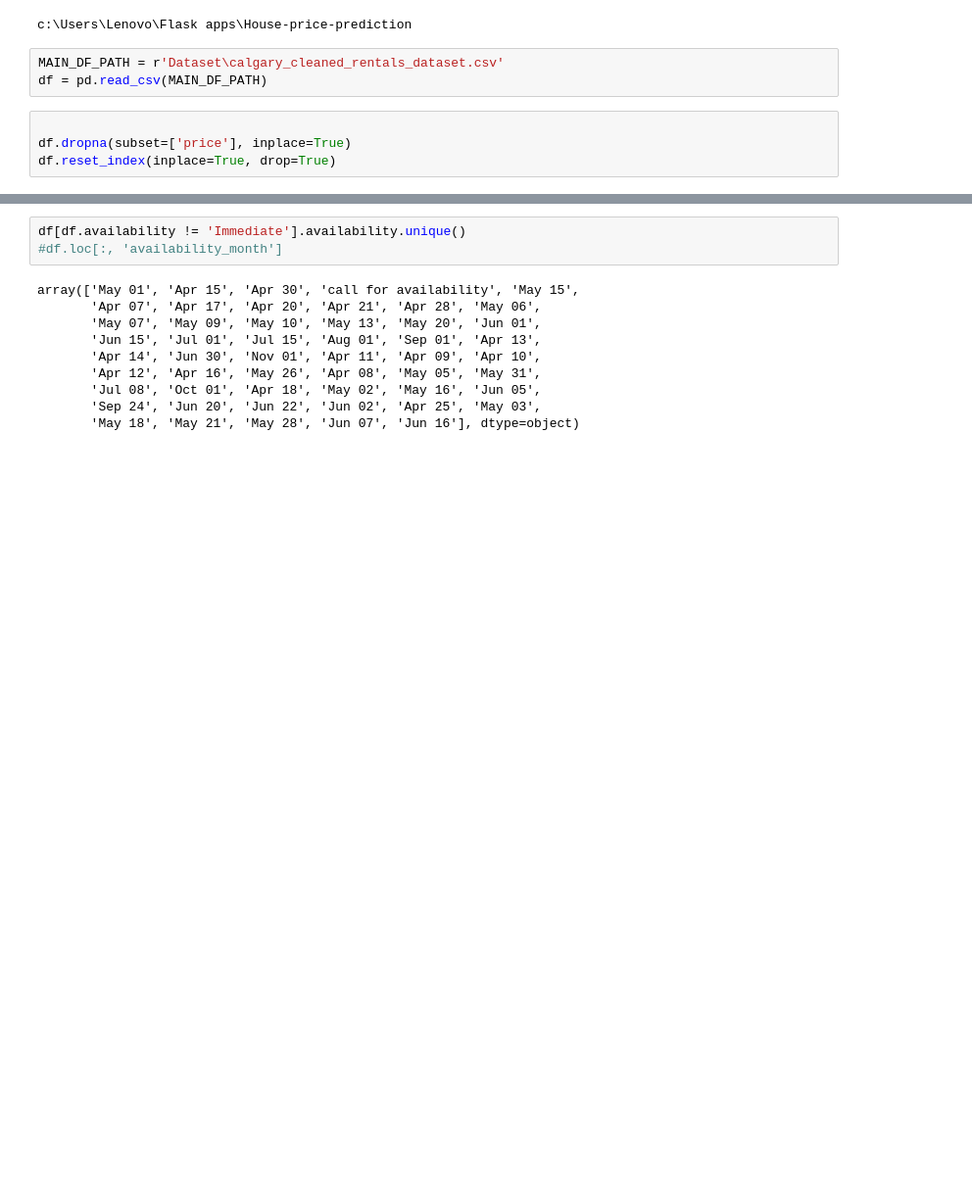
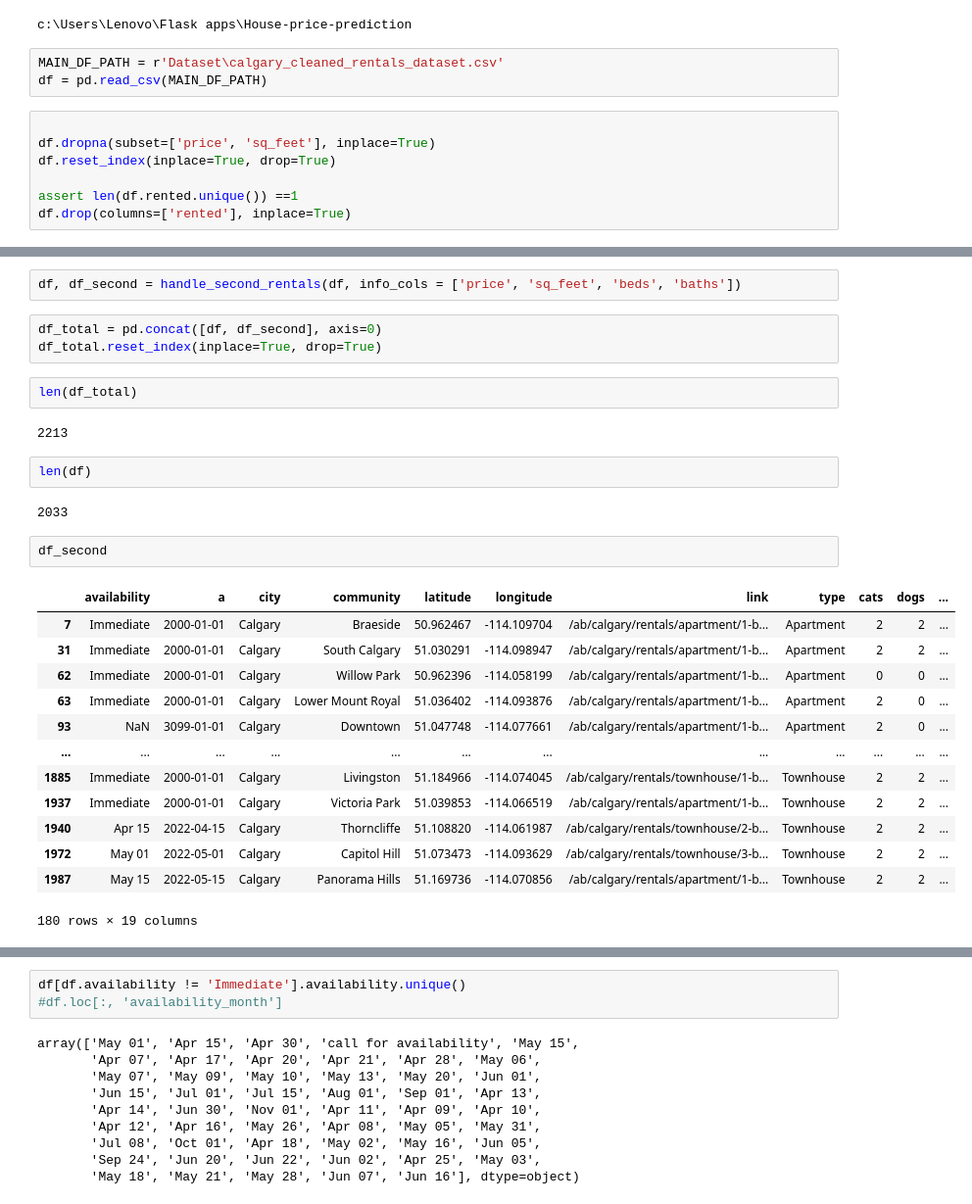
Before and after one commit to mitramir55/House-Price-Analyzer-Flask, a Jupyter notebook: Practice/practice - 2.ipynb, the cells around one changed output, grey strips where cells are left out. Shown: that part at 98% size. Drawn from its saved outputs; the diff is of its cells as text; blank space fills up the shorter version.

```diff
--- a/Practice/practice - 2.ipynb
+++ b/Practice/practice - 2.ipynb
@@ -18,5 +18,8 @@ MAIN_DF_PATH = r'Dataset\calgary_cleaned_rentals_dataset.csv'
 df = pd.read_csv(MAIN_DF_PATH)
 # %%
 
-df.dropna(subset=['price'], inplace=True)
+df.dropna(subset=['price', 'sq_feet'], inplace=True)
 df.reset_index(inplace=True, drop=True)
+
+assert len(df.rented.unique()) ==1
+df.drop(columns=['rented'], inplace=True)
@@ -22,0 +38,29 @@ df.reset_index(inplace=True, drop=True)
+# %%
+df, df_second = handle_second_rentals(df, info_cols = ['price', 'sq_feet', 'beds', 'baths'])
+# %%
+df_total = pd.concat([df, df_second], axis=0)
+df_total.reset_index(inplace=True, drop=True)
+# %%
+len(df_total)
+# %% [output]
+2213
+# %%
+len(df)
+# %% [output]
+2033
+# %%
+df_second
+# %% [output]
+|  | availability | a | city | community | latitude | longitude | link | type | cats | dogs | ... |
+| 7 | Immediate | 2000-01-01 | Calgary | Braeside | 50.962467 | -114.109704 | /ab/calgary/rentals/apartment/1-b... | Apartment | 2 | 2 | ... |
+| 31 | Immediate | 2000-01-01 | Calgary | South Calgary | 51.030291 | -114.098947 | /ab/calgary/rentals/apartment/1-b... | Apartment | 2 | 2 | ... |
+| 62 | Immediate | 2000-01-01 | Calgary | Willow Park | 50.962396 | -114.058199 | /ab/calgary/rentals/apartment/1-b... | Apartment | 0 | 0 | ... |
+| 63 | Immediate | 2000-01-01 | Calgary | Lower Mount Royal | 51.036402 | -114.093876 | /ab/calgary/rentals/apartment/1-b... | Apartment | 2 | 0 | ... |
+| 93 | NaN | 3099-01-01 | Calgary | Downtown | 51.047748 | -114.077661 | /ab/calgary/rentals/apartment/1-b... | Apartment | 2 | 0 | ... |
+| ... | ... | ... | ... | ... | ... | ... | ... | ... | ... | ... | ... |
+| 1885 | Immediate | 2000-01-01 | Calgary | Livingston | 51.184966 | -114.074045 | /ab/calgary/rentals/townhouse/1-b... | Townhouse | 2 | 2 | ... |
+| 1937 | Immediate | 2000-01-01 | Calgary | Victoria Park | 51.039853 | -114.066519 | /ab/calgary/rentals/apartment/1-b... | Townhouse | 2 | 2 | ... |
+| 1940 | Apr 15 | 2022-04-15 | Calgary | Thorncliffe | 51.108820 | -114.061987 | /ab/calgary/rentals/townhouse/2-b... | Townhouse | 2 | 2 | ... |
+| 1972 | May 01 | 2022-05-01 | Calgary | Capitol Hill | 51.073473 | -114.093629 | /ab/calgary/rentals/townhouse/3-b... | Townhouse | 2 | 2 | ... |
+| 1987 | May 15 | 2022-05-15 | Calgary | Panorama Hills | 51.169736 | -114.070856 | /ab/calgary/rentals/apartment/1-b... | Townhouse | 2 | 2 | ... |
+180 rows × 19 columns
```
Also changed, not shown: parts of 10 cells of this notebook, 1 other file.
